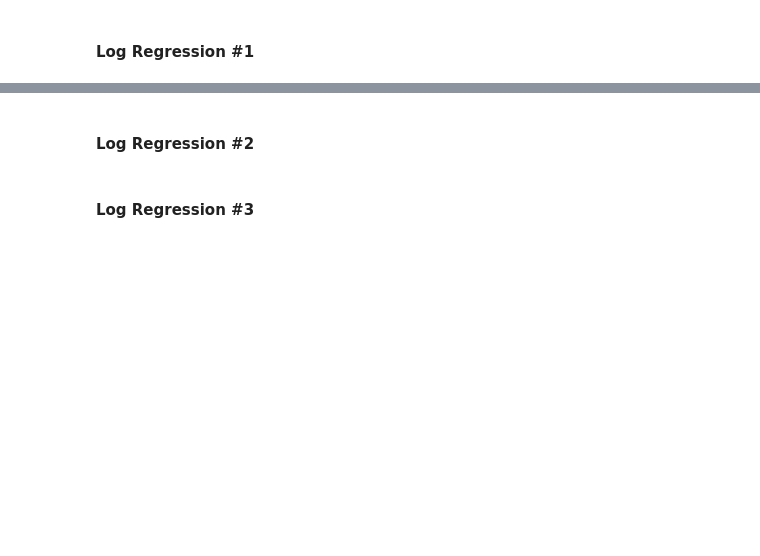
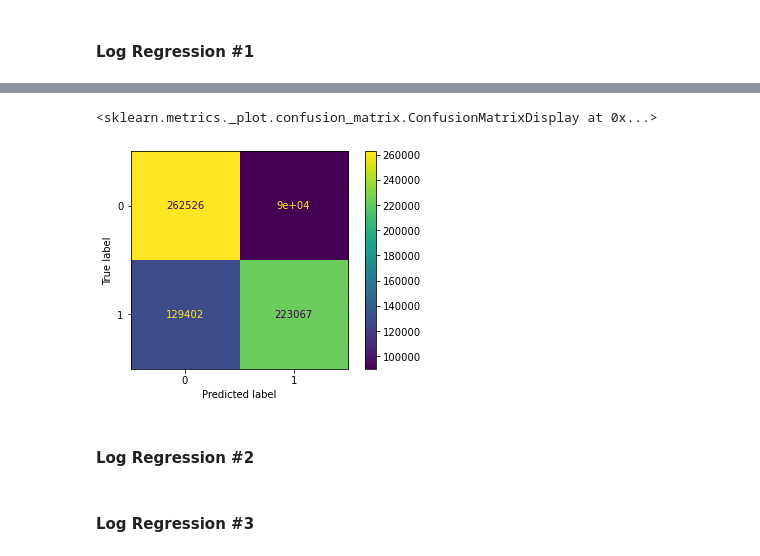
Before and after one commit to rhk48/chicago-cars, a Jupyter notebook: student .ipynb, the cells around one changed output, grey strips where cells are left out. Cells and saved outputs as stored; diff of their text form; code cells hidden in the pictures; blank space fills up the shorter version.

```diff
--- a/student .ipynb
+++ b/student .ipynb
@@ -307,15 +367,19 @@ plot_confusion_matrix(rand, X_train, y_train)
 # %%
 logreg = LogisticRegression(random_state=42)
 
-logreg.fit(X_train, y_train)
+grid_values = {'penalty': ['l1', 'l2'],'C':[.0001,.001,.01,.1,1]}
 
-y_pred = logreg.predict(X_test)
+grid = GridSearchCV(logreg, param_grid = grid_values)
 
-baseline_cv = cross_val_score(logreg, X_train, y_train, scoring="neg_root_mean_squared_error")
+grid.fit(X_train, y_train)
 
-print("Accuracy:", accuracy_score(y, y_pred))
-print("Precision:", precision_score(y, y_pred))
-print("Recall:", recall_score(y, y_pred))
-print("F1:", f1_score(y, y_pred))
-print("AUC", roc_auc_score(y_test, y_pred))
-print("CVS", -(baseline_cv.mean())
+y_pred = grid.predict(X_test)
+
+baseline_cv = cross_val_score(grid, X_train, y_train, scoring="neg_root_mean_squared_error")
+
+print("Accuracy:", accuracy_score(y_test, y_pred))
+print("Precision:", precision_score(y_test, y_pred))
+print("Recall:", recall_score(y_test, y_pred))
+print("F1:", f1_score(y_test, y_pred))
+print("FBeta:", fbeta_score(y_test, y_pred, beta=0.5))
+print("CVS:", -(baseline_cv.mean()))
@@ -322,3 +410,8 @@ print("CVS", -(baseline_cv.mean())
+# %%
+plot_confusion_matrix(grid, X_train, y_train)
+# %% [output]
+<sklearn.metrics._plot.confusion_matrix.ConfusionMatrixDisplay at 0x...>
+[figure, added]
 # %% [markdown]
 #### Log Regression #2
 # %%
```
Also changed, not shown: parts of 51 cells of this notebook.
